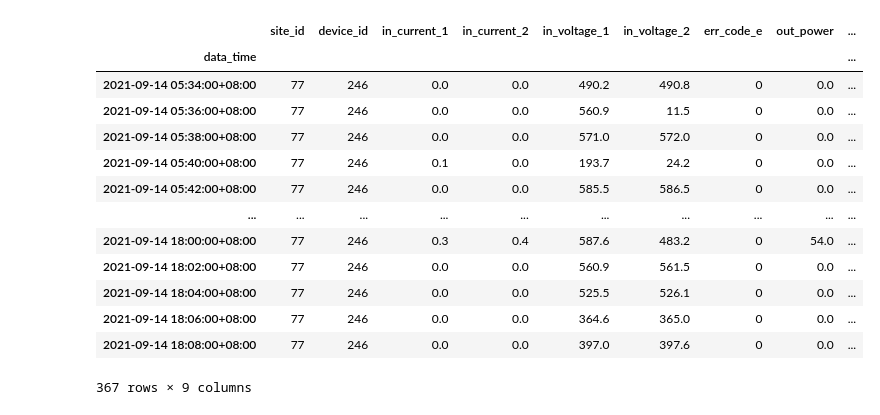
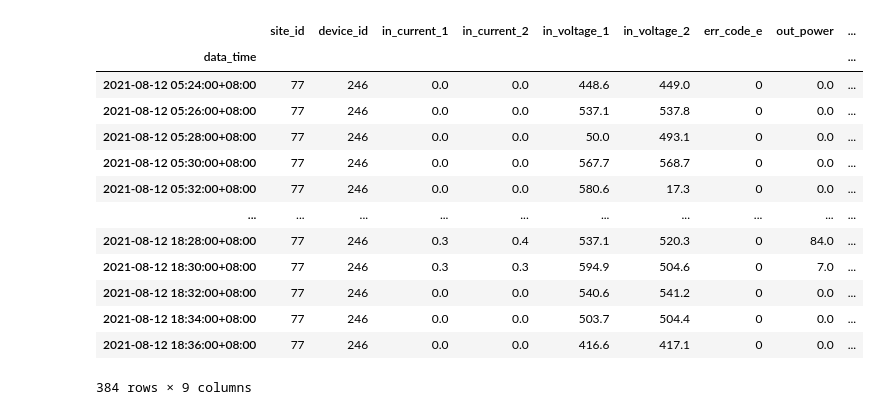
Before and after one commit to ironskater/pv_forecast, a Jupyter notebook: notebook/solar_data_visualization.ipynb, the cells around one changed output. Saved outputs shown, nothing was run; the diff lists cells and outputs as text; code cells hidden in the pictures.

```diff
--- a/notebook/solar_data_visualization.ipynb
+++ b/notebook/solar_data_visualization.ipynb
@@ -70,37 +71,37 @@ ORDER BY sl40.data_time ASC
 # %%
 
 site_id = 77
 device_id = 246
 year = 2021
-month = 9
-date = 14
+month = 8
+date = 12
 
 df_db = pd.read_sql_query(	sql_param,
 							con = conn,
 							params={'site_id':site_id,
 									'device_id':device_id,
 									'startDT':datetime(year, month, date, 0, 0, 0),
 									'endDT':datetime(year, month, date, 23, 59, 59)},
 							parse_dates = {'data_time':{'format':'%Y-%m-%d %H:%M:%S:%f'}},
 							index_col = ['data_time'])
 
 df_db = df_db.dropna(axis = 'columns', how = 'all')
 df_db
 # %% [output]
 |  | site_id | device_id | in_current_1 | in_current_2 | in_voltage_1 | in_voltage_2 | err_code_e | out_power | ... |
 | data_time |  |  |  |  |  |  |  |  | ... |
-| 2021-09-14 05:34:00+08:00 | 77 | 246 | 0.0 | 0.0 | 490.2 | 490.8 | 0 | 0.0 | ... |
-| 2021-09-14 05:36:00+08:00 | 77 | 246 | 0.0 | 0.0 | 560.9 | 11.5 | 0 | 0.0 | ... |
-| 2021-09-14 05:38:00+08:00 | 77 | 246 | 0.0 | 0.0 | 571.0 | 572.0 | 0 | 0.0 | ... |
-| 2021-09-14 05:40:00+08:00 | 77 | 246 | 0.1 | 0.0 | 193.7 | 24.2 | 0 | 0.0 | ... |
-| 2021-09-14 05:42:00+08:00 | 77 | 246 | 0.0 | 0.0 | 585.5 | 586.5 | 0 | 0.0 | ... |
+| 2021-08-12 05:24:00+08:00 | 77 | 246 | 0.0 | 0.0 | 448.6 | 449.0 | 0 | 0.0 | ... |
+| 2021-08-12 05:26:00+08:00 | 77 | 246 | 0.0 | 0.0 | 537.1 | 537.8 | 0 | 0.0 | ... |
+| 2021-08-12 05:28:00+08:00 | 77 | 246 | 0.0 | 0.0 | 50.0 | 493.1 | 0 | 0.0 | ... |
+| 2021-08-12 05:30:00+08:00 | 77 | 246 | 0.0 | 0.0 | 567.7 | 568.7 | 0 | 0.0 | ... |
+| 2021-08-12 05:32:00+08:00 | 77 | 246 | 0.0 | 0.0 | 580.6 | 17.3 | 0 | 0.0 | ... |
 | ... | ... | ... | ... | ... | ... | ... | ... | ... | ... |
-| 2021-09-14 18:00:00+08:00 | 77 | 246 | 0.3 | 0.4 | 587.6 | 483.2 | 0 | 54.0 | ... |
-| 2021-09-14 18:02:00+08:00 | 77 | 246 | 0.0 | 0.0 | 560.9 | 561.5 | 0 | 0.0 | ... |
-| 2021-09-14 18:04:00+08:00 | 77 | 246 | 0.0 | 0.0 | 525.5 | 526.1 | 0 | 0.0 | ... |
-| 2021-09-14 18:06:00+08:00 | 77 | 246 | 0.0 | 0.0 | 364.6 | 365.0 | 0 | 0.0 | ... |
-| 2021-09-14 18:08:00+08:00 | 77 | 246 | 0.0 | 0.0 | 397.0 | 397.6 | 0 | 0.0 | ... |
+| 2021-08-12 18:28:00+08:00 | 77 | 246 | 0.3 | 0.4 | 537.1 | 520.3 | 0 | 84.0 | ... |
+| 2021-08-12 18:30:00+08:00 | 77 | 246 | 0.3 | 0.3 | 594.9 | 504.6 | 0 | 7.0 | ... |
+| 2021-08-12 18:32:00+08:00 | 77 | 246 | 0.0 | 0.0 | 540.6 | 541.2 | 0 | 0.0 | ... |
+| 2021-08-12 18:34:00+08:00 | 77 | 246 | 0.0 | 0.0 | 503.7 | 504.4 | 0 | 0.0 | ... |
+| 2021-08-12 18:36:00+08:00 | 77 | 246 | 0.0 | 0.0 | 416.6 | 417.1 | 0 | 0.0 | ... |
-367 rows × 9 columns
+384 rows × 9 columns
 # %%
 
 import seaborn as sns
```
Also changed, not shown: parts of 2 cells of this notebook.
